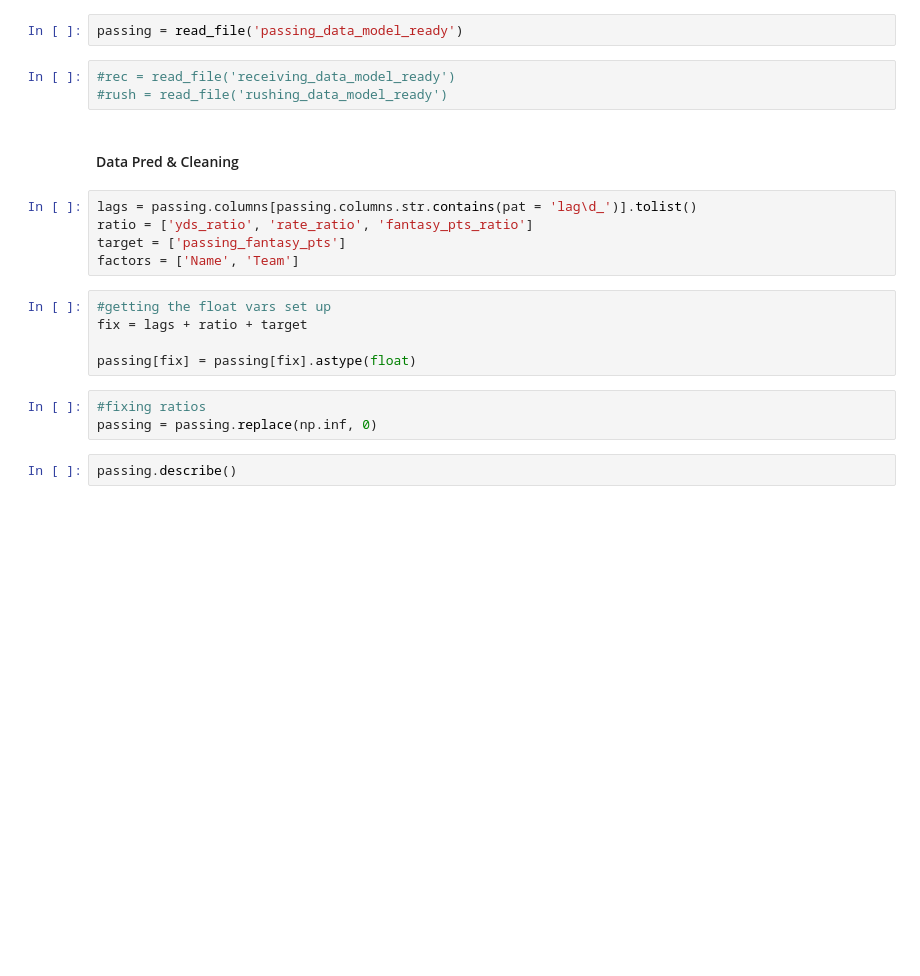
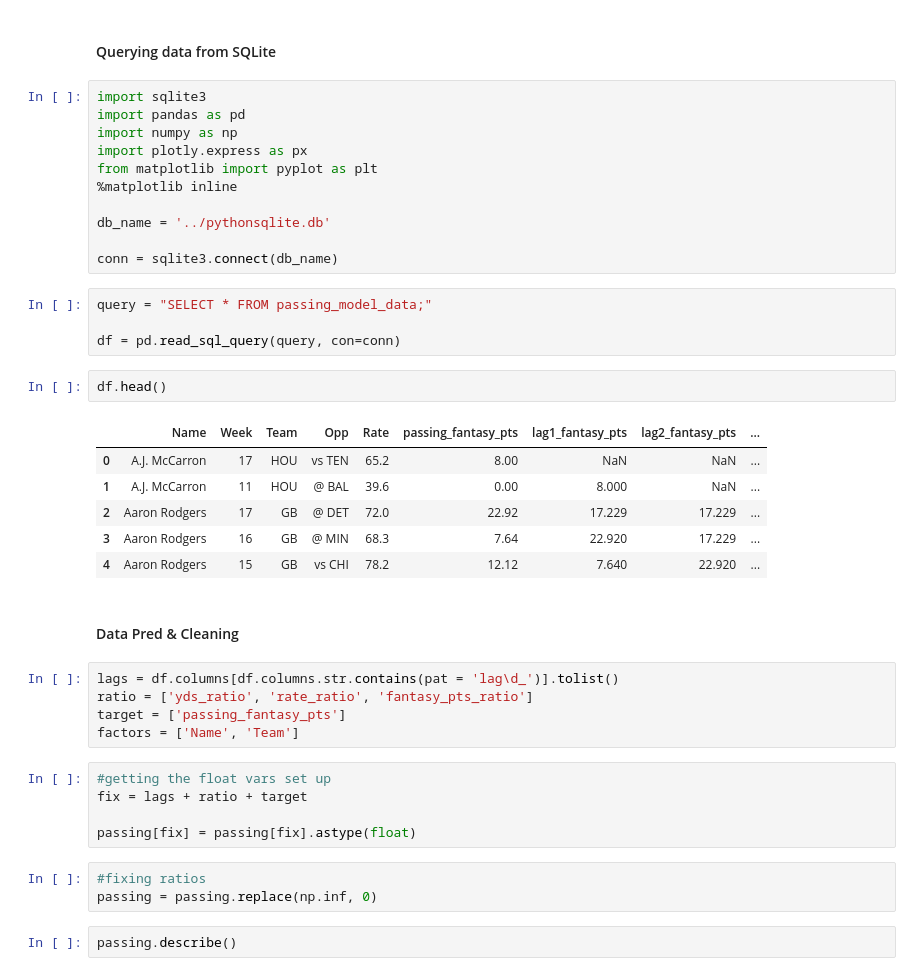
Before and after one commit to Matt-J-Christy/python_dev_practice, a Jupyter notebook: 03_model_building/01_pass_modeling.ipynb, the cells around one changed output. Cells and saved outputs as stored; diff of their text form; blank space fills up the shorter version.

Commit message:
starting to change passing model

```diff
--- a/03_model_building/01_pass_modeling.ipynb
+++ b/03_model_building/01_pass_modeling.ipynb
@@ -51,12 +20,33 @@ from matplotlib import pyplot as plt
-# %%
-passing = read_file('passing_data_model_ready')
-# %%
-#rec = read_file('receiving_data_model_ready')
-#rush = read_file('rushing_data_model_ready')
+# %% [markdown]
+#### Querying data from SQLite
+# %%
+import sqlite3
+import pandas as pd
+import numpy as np
+import plotly.express as px
+from matplotlib import pyplot as plt
+%matplotlib inline
+
+db_name = '../pythonsqlite.db'
+
+conn = sqlite3.connect(db_name)
+# %%
+query = "SELECT * FROM passing_model_data;"
+
+df = pd.read_sql_query(query, con=conn)
+# %%
+df.head()
+# %% [output]
+|  | Name | Week | Team | Opp | Rate | passing_fantasy_pts | lag1_fantasy_pts | lag2_fantasy_pts | ... |
+| 0 | A.J. McCarron | 17 | HOU | vs TEN | 65.2 | 8.00 | NaN | NaN | ... |
+| 1 | A.J. McCarron | 11 | HOU | @ BAL | 39.6 | 0.00 | 8.000 | NaN | ... |
+| 2 | Aaron Rodgers | 17 | GB | @ DET | 72.0 | 22.92 | 17.229 | 17.229 | ... |
+| 3 | Aaron Rodgers | 16 | GB | @ MIN | 68.3 | 7.64 | 22.920 | 17.229 | ... |
+| 4 | Aaron Rodgers | 15 | GB | vs CHI | 78.2 | 12.12 | 7.640 | 22.920 | ... |
 # %% [markdown]
 #### Data Pred & Cleaning
 # %%
-lags = passing.columns[passing.columns.str.contains(pat = 'lag\d_')].tolist()
+lags = df.columns[df.columns.str.contains(pat = 'lag\d_')].tolist()
 ratio = ['yds_ratio', 'rate_ratio', 'fantasy_pts_ratio']
 target = ['passing_fantasy_pts']
 factors = ['Name', 'Team']
```
Also changed, not shown: parts of 6 cells of this notebook.
